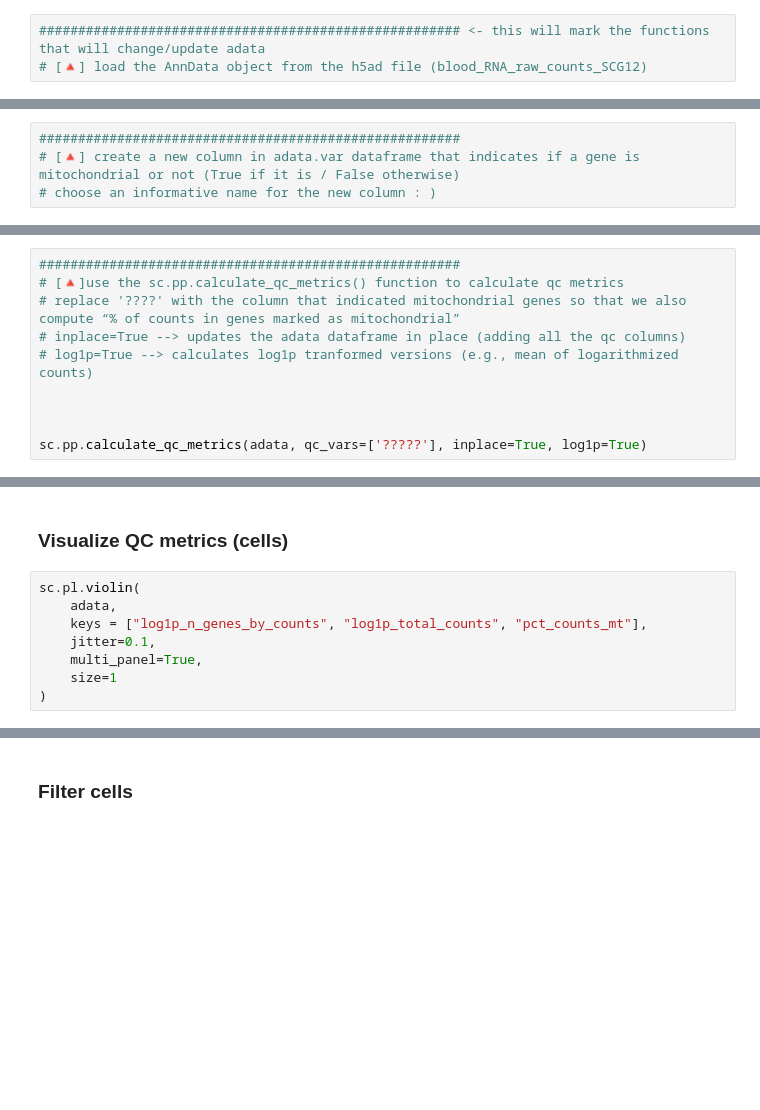
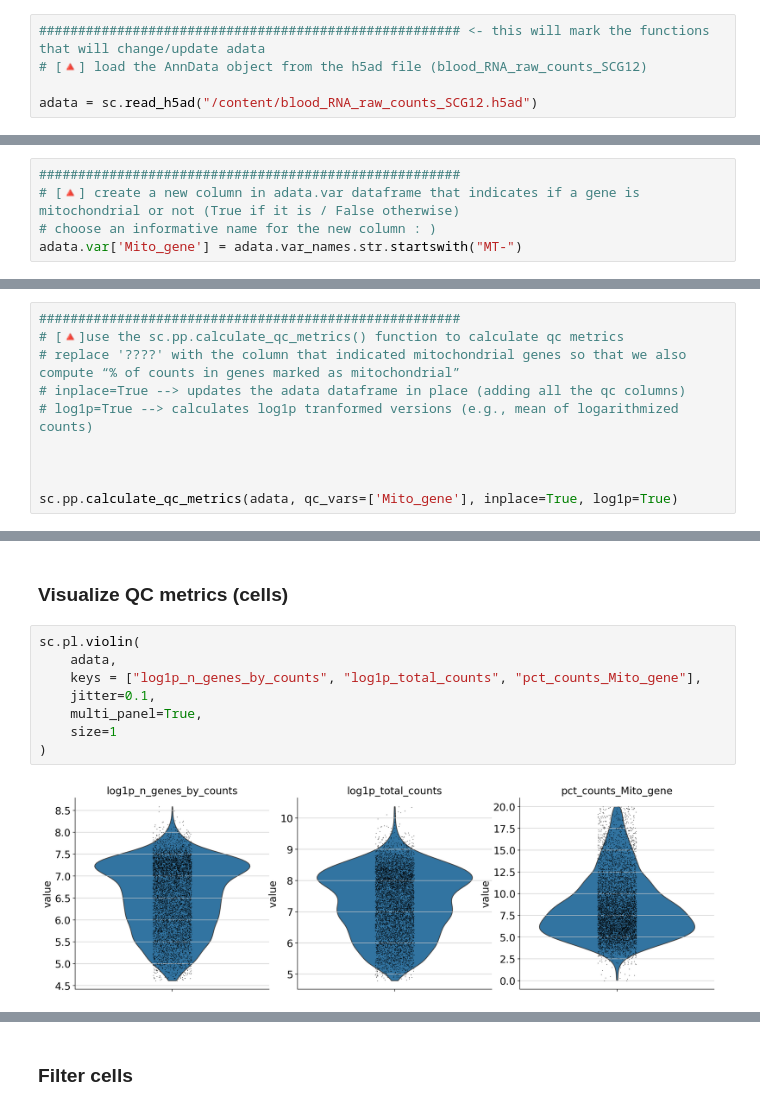
Before and after one commit to madelinechertkow/mchertkow225a, a Jupyter notebook: Chertkow_bms225a_ds_workshop_3_student_notebook_2025.ipynb, the cells around one changed output, grey strips where cells are left out. Saved outputs shown, nothing was run; the diff lists cells and outputs as text; blank space fills up the shorter version.

```diff
--- a/Chertkow_bms225a_ds_workshop_3_student_notebook_2025.ipynb
+++ b/Chertkow_bms225a_ds_workshop_3_student_notebook_2025.ipynb
@@ -65,6 +69,8 @@ print('pandas version:', pd.__version__)
 # %%
 ###################################################### <- this will mark the functions that will change/update adata
 # [🔺] load the AnnData object from the h5ad file (blood_RNA_raw_counts_SCG12)
+
+adata = sc.read_h5ad("/content/blood_RNA_raw_counts_SCG12.h5ad")
 # %%
 # display a summary of AnnData object
 adata
@@ -90,6 +146,7 @@ adata.var_names.str.startswith("MT-")
 ######################################################
 # [🔺] create a new column in adata.var dataframe that indicates if a gene is mitochondrial or not (True if it is / False otherwise)
 # choose an informative name for the new column : )
+adata.var['Mito_gene'] = adata.var_names.str.startswith("MT-")
 # %%
 # verify that the column was added (you can just display the relevant dataframe)
 adata.var.head()
@@ -114,6 +193,6 @@ adata # lets remind ourseleves about adata, the following command will add a lot
 
 
 
-sc.pp.calculate_qc_metrics(adata, qc_vars=['?????'], inplace=True, log1p=True)
+sc.pp.calculate_qc_metrics(adata, qc_vars=['Mito_gene'], inplace=True, log1p=True)
 # %%
 adata
@@ -129,9 +218,11 @@ adata # notice that the number of genes decreased
 # %%
 sc.pl.violin(
     adata,
-    keys = ["log1p_n_genes_by_counts", "log1p_total_counts", "pct_counts_mt"],
+    keys = ["log1p_n_genes_by_counts", "log1p_total_counts", "pct_counts_Mito_gene"],
     jitter=0.1,
     multi_panel=True,
     size=1
 )
+# %% [output]
+[figure, added]
 # %%
```
Also changed, not shown: parts of 16 cells of this notebook.
